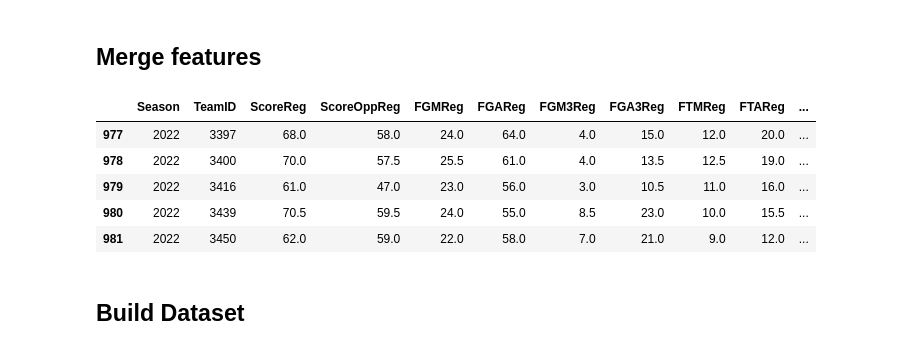
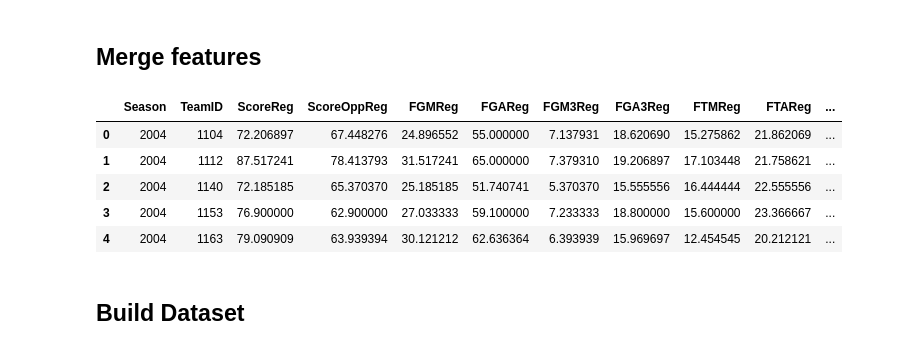
Before and after one commit to sethchart/kaggle-march-machine-learning-mania, a Jupyter notebook: kernels/warmup/notebook.ipynb, the cells around one changed output. Saved outputs shown, nothing was run; the diff lists cells and outputs as text; code cells hidden in the pictures.

Commit message:
Kaggle Notebook | Warmup | Version 15

```diff
--- a/kernels/warmup/notebook.ipynb
+++ b/kernels/warmup/notebook.ipynb
@@ -40,7 +40,10 @@ def enrich_team_results(df: pd.DataFrame) -> pd.DataFrame:
     return df
 
 def transform_team_results(df: pd.DataFrame) -> pd.DataFrame:
-    df = df.groupby(["Season", "TeamID"]).median()
+    df = df.groupby(["Season", "TeamID"]).mean()
+    df["FGP"] =  df["FGM"] / df["FGA"]
+    df["FGP3"] =  df["FGM3"] / df["FGA3"]
+    df["FTP"] =  df["FTM"] / df["FTA"]
     return df.reset_index()
 
 def rename_columns(df: pd.DataFrame, team_prefix: str) -> pd.DataFrame:
@@ -83,7 +86,23 @@ def process_seeds(df_in: pd.DataFrame) -> pd.DataFrame:
     df["Seed"] = df["Seed"].astype(int)
     return df
 
-def merge_features(season_features: pd.DataFrame, tournament_features: pd.DataFrame, seed_features: pd.DataFrame) -> pd.DataFrame:
+
+
+def process_rankings(df_in:pd.DataFrame) -> pd.DataFrame:
+    df = df_in.copy()
+    mask = df["RankingDayNum"] == df["RankingDayNum"].max()
+    df = df[mask]
+    df.drop(["SystemName", "RankingDayNum"], axis=1, inplace=True)
+    df = df.groupby(["Season", "TeamID"]).agg("mean")
+    return df.reset_index()
+
+
+def merge_features(
+    season_features: pd.DataFrame,
+    tournament_features: pd.DataFrame,
+    seed_features: pd.DataFrame,
+    ranking_features: pd.DataFrame
+) -> pd.DataFrame:
     features = pd.merge(
         season_features,
         tournament_features,
@@ -95,6 +114,11 @@ def merge_features(season_features: pd.DataFrame, tournament_features: pd.DataFr
         seed_features,
         how="inner",
         on=["Season", "TeamID"]
+    )
+    features = features.merge(
+        ranking_features,
+        how="left",
+        on=["Season", "TeamID"],
     )
     return features
 
@@ -230,0 +257,3 @@ seed_features.tail()
+# %%
+MMasseyOrdinals = pd.read_csv("/kaggle/input/warmup-round-march-machine-learning-mania-2023/MMasseyOrdinals.csv")
+MMasseyOrdinals.tail()
@@ -230,0 +267,3 @@ seed_features.tail()
+# %%
+ranking_features = process_rankings(MMasseyOrdinals)
+ranking_features.tail()
@@ -231,15 +277,15 @@ seed_features.tail()
 # %% [markdown]
 ## Merge features
 # %%
-features = merge_features(season_features, tournament_features, seed_features)
-features.tail()
+features = merge_features(season_features, tournament_features, seed_features, ranking_features)
+features.head()
 # %% [output]
 |  | Season | TeamID | ScoreReg | ScoreOppReg | FGMReg | FGAReg | FGM3Reg | FGA3Reg | FTMReg | FTAReg | ... |
-| 977 | 2022 | 3397 | 68.0 | 58.0 | 24.0 | 64.0 | 4.0 | 15.0 | 12.0 | 20.0 | ... |
-| 978 | 2022 | 3400 | 70.0 | 57.5 | 25.5 | 61.0 | 4.0 | 13.5 | 12.5 | 19.0 | ... |
-| 979 | 2022 | 3416 | 61.0 | 47.0 | 23.0 | 56.0 | 3.0 | 10.5 | 11.0 | 16.0 | ... |
-| 980 | 2022 | 3439 | 70.5 | 59.5 | 24.0 | 55.0 | 8.5 | 23.0 | 10.0 | 15.5 | ... |
-| 981 | 2022 | 3450 | 62.0 | 59.0 | 22.0 | 58.0 | 7.0 | 21.0 | 9.0 | 12.0 | ... |
+| 0 | 2004 | 1104 | 72.206897 | 67.448276 | 24.896552 | 55.000000 | 7.137931 | 18.620690 | 15.275862 | 21.862069 | ... |
+| 1 | 2004 | 1112 | 87.517241 | 78.413793 | 31.517241 | 65.000000 | 7.379310 | 19.206897 | 17.103448 | 21.758621 | ... |
+| 2 | 2004 | 1140 | 72.185185 | 65.370370 | 25.185185 | 51.740741 | 5.370370 | 15.555556 | 16.444444 | 22.555556 | ... |
+| 3 | 2004 | 1153 | 76.900000 | 62.900000 | 27.033333 | 59.100000 | 7.233333 | 18.800000 | 15.600000 | 23.366667 | ... |
+| 4 | 2004 | 1163 | 79.090909 | 63.939394 | 30.121212 | 62.636364 | 6.393939 | 15.969697 | 12.454545 | 20.212121 | ... |
 # %% [markdown]
 ## Build Dataset
 # %%
```
Also changed, not shown: parts of 9 cells of this notebook.
